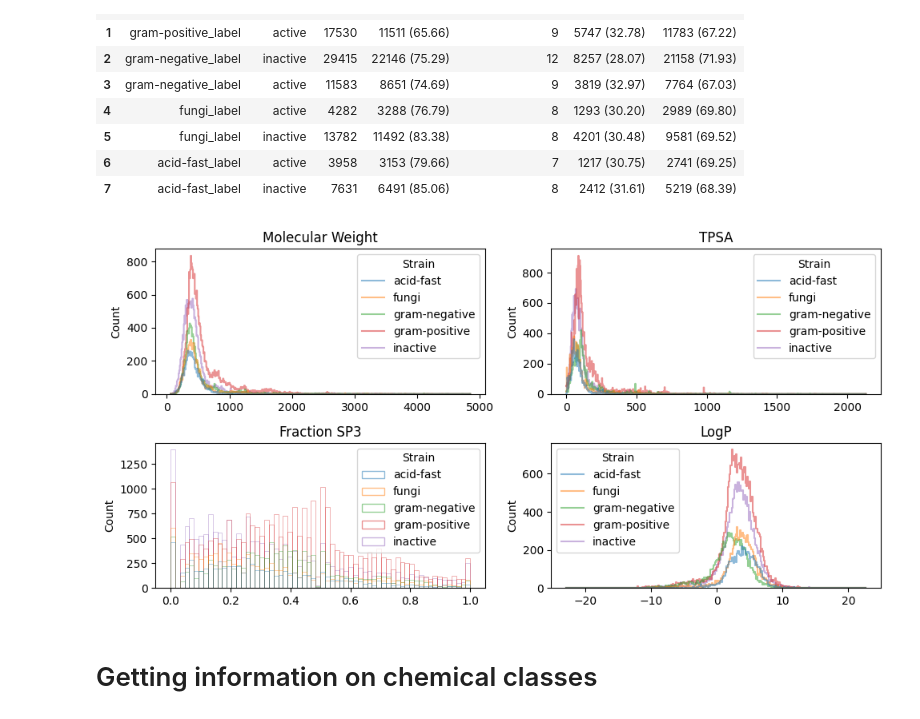
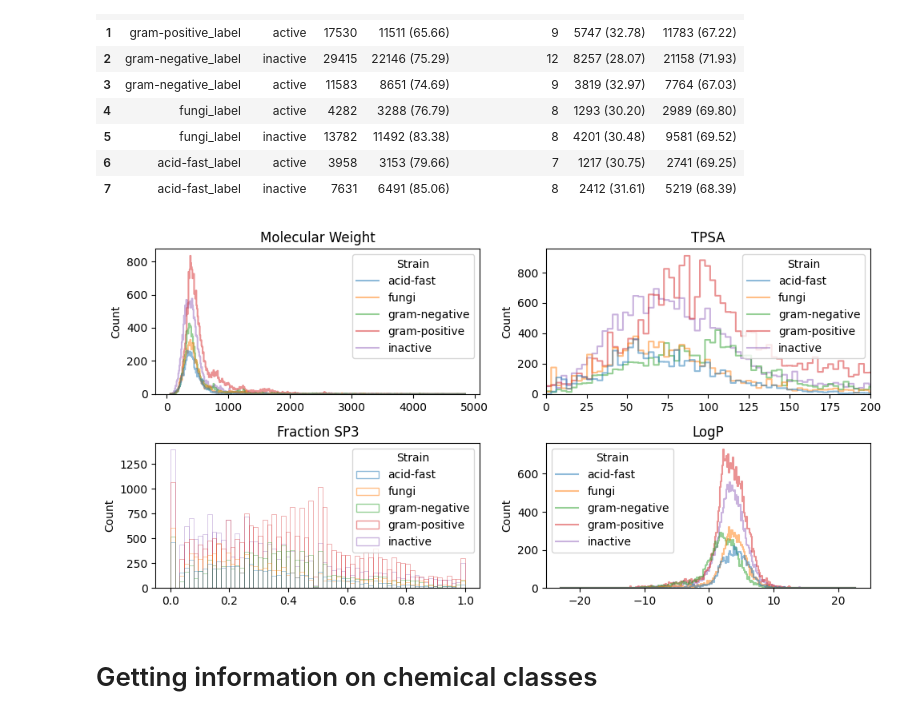
Before and after one commit to IMI-COMBINE/broad_spectrum_prediction, a Jupyter notebook: src/4_2_chem_class_analysis.ipynb, the cells around one changed output. Saved outputs shown, nothing was run; the diff lists cells and outputs as text; code cells hidden in the pictures.

Commit message:
update figure 4

```diff
--- a/src/4_2_chem_class_analysis.ipynb
+++ b/src/4_2_chem_class_analysis.ipynb
@@ -179,34 +179,35 @@ sns.histplot(
 ax1.set_xlabel("")
 ax1.set_title("Molecular Weight")
 
 sns.histplot(
     data=cmp_df, x="tpsa", hue="Strain", ax=ax2, alpha=0.5, element="step", fill=False
 )
+ax2.set_xlim(0, 200)
 ax2.set_xlabel("")
 ax2.set_title("TPSA")
 
 sns.histplot(
     data=cmp_df,
     x="fraction_sp3",
     hue="Strain",
     ax=ax3,
     alpha=0.5,
     # element="step",
     fill=False,
 )
 ax3.set_xlabel("")
 ax3.set_title("Fraction SP3")
 
 sns.histplot(
     data=cmp_df, x="logp", hue="Strain", ax=ax4, alpha=0.5, element="step", fill=False
 )
 ax4.set_xlabel("")
 ax4.set_title("LogP")
 
 plt.tight_layout()
 plt.show()
 # %% [output]
-[figure, old version]
+[figure, new version]
 # %% [markdown]
 # Getting information on chemical classes
 # %%
```
Also changed, not shown: parts of 8 cells of this notebook, 1 other file.
